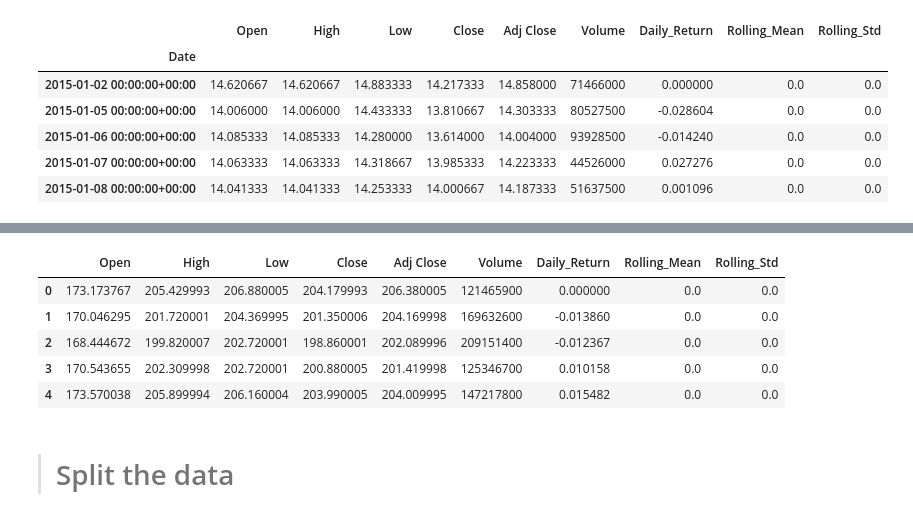
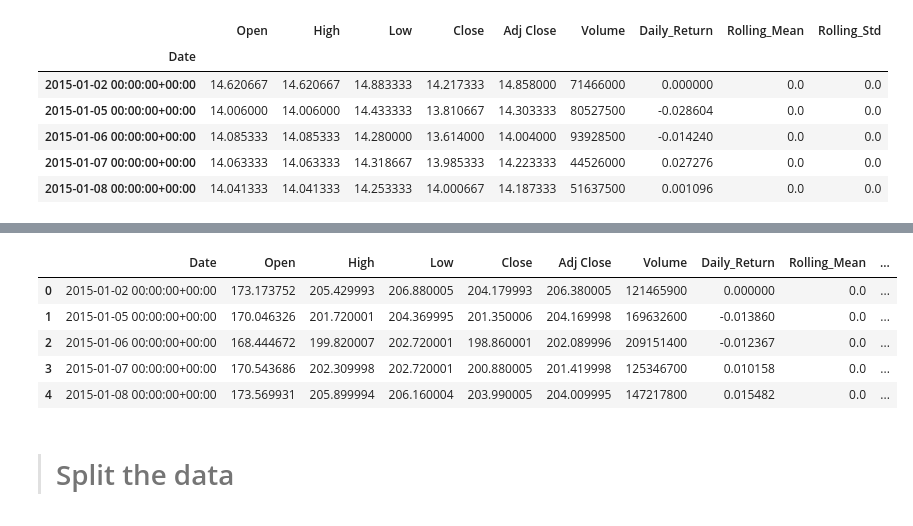
Before and after one commit to GuleWako/Time-Series-Forecasting-for-Portfolio-Management, a Jupyter notebook: notebooks/portfolioManagement.ipynb, the cells around one changed output, grey strips where cells are left out. Cells and saved outputs as stored; diff of their text form; code cells hidden in the pictures.

```diff
--- a/notebooks/portfolioManagement.ipynb
+++ b/notebooks/portfolioManagement.ipynb
@@ -411,13 +411,13 @@ bnd_data.head()
 # %%
-spy_data.reset_index(drop=True,inplace=True)
+spy_data.reset_index(inplace=True)
 spy_data.head()
 # %% [output]
-|  | Open | High | Low | Close | Adj Close | Volume | Daily_Return | Rolling_Mean | Rolling_Std |
-| 0 | 173.173767 | 205.429993 | 206.880005 | 204.179993 | 206.380005 | 121465900 | 0.000000 | 0.0 | 0.0 |
-| 1 | 170.046295 | 201.720001 | 204.369995 | 201.350006 | 204.169998 | 169632600 | -0.013860 | 0.0 | 0.0 |
-| 2 | 168.444672 | 199.820007 | 202.720001 | 198.860001 | 202.089996 | 209151400 | -0.012367 | 0.0 | 0.0 |
-| 3 | 170.543655 | 202.309998 | 202.720001 | 200.880005 | 201.419998 | 125346700 | 0.010158 | 0.0 | 0.0 |
-| 4 | 173.570038 | 205.899994 | 206.160004 | 203.990005 | 204.009995 | 147217800 | 0.015482 | 0.0 | 0.0 |
+|  | Date | Open | High | Low | Close | Adj Close | Volume | Daily_Return | Rolling_Mean | ... |
+| 0 | 2015-01-02 00:00:00+00:00 | 173.173752 | 205.429993 | 206.880005 | 204.179993 | 206.380005 | 121465900 | 0.000000 | 0.0 | ... |
+| 1 | 2015-01-05 00:00:00+00:00 | 170.046326 | 201.720001 | 204.369995 | 201.350006 | 204.169998 | 169632600 | -0.013860 | 0.0 | ... |
+| 2 | 2015-01-06 00:00:00+00:00 | 168.444672 | 199.820007 | 202.720001 | 198.860001 | 202.089996 | 209151400 | -0.012367 | 0.0 | ... |
+| 3 | 2015-01-07 00:00:00+00:00 | 170.543686 | 202.309998 | 202.720001 | 200.880005 | 201.419998 | 125346700 | 0.010158 | 0.0 | ... |
+| 4 | 2015-01-08 00:00:00+00:00 | 173.569931 | 205.899994 | 206.160004 | 203.990005 | 204.009995 | 147217800 | 0.015482 | 0.0 | ... |
 # %% [markdown]
 > # Split the data
 # %% [markdown]
```
Also changed, not shown: parts of 23 cells of this notebook, 1 other file.
